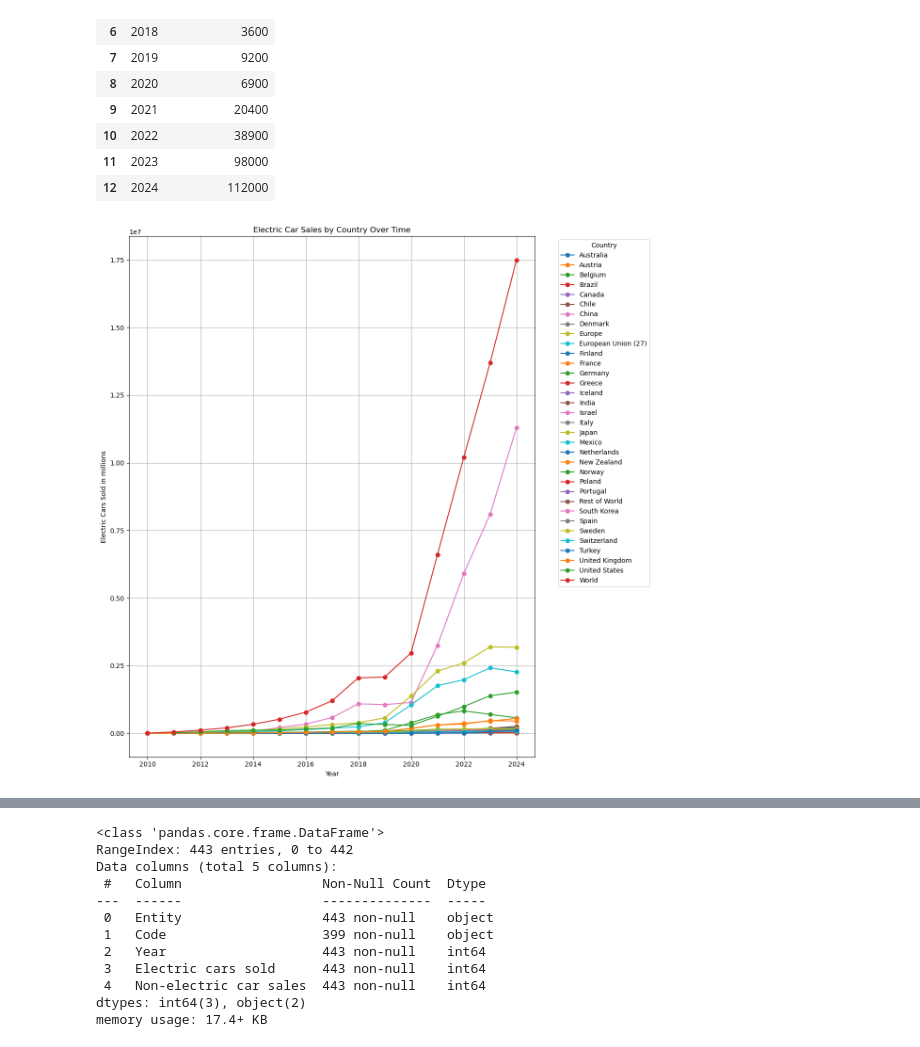
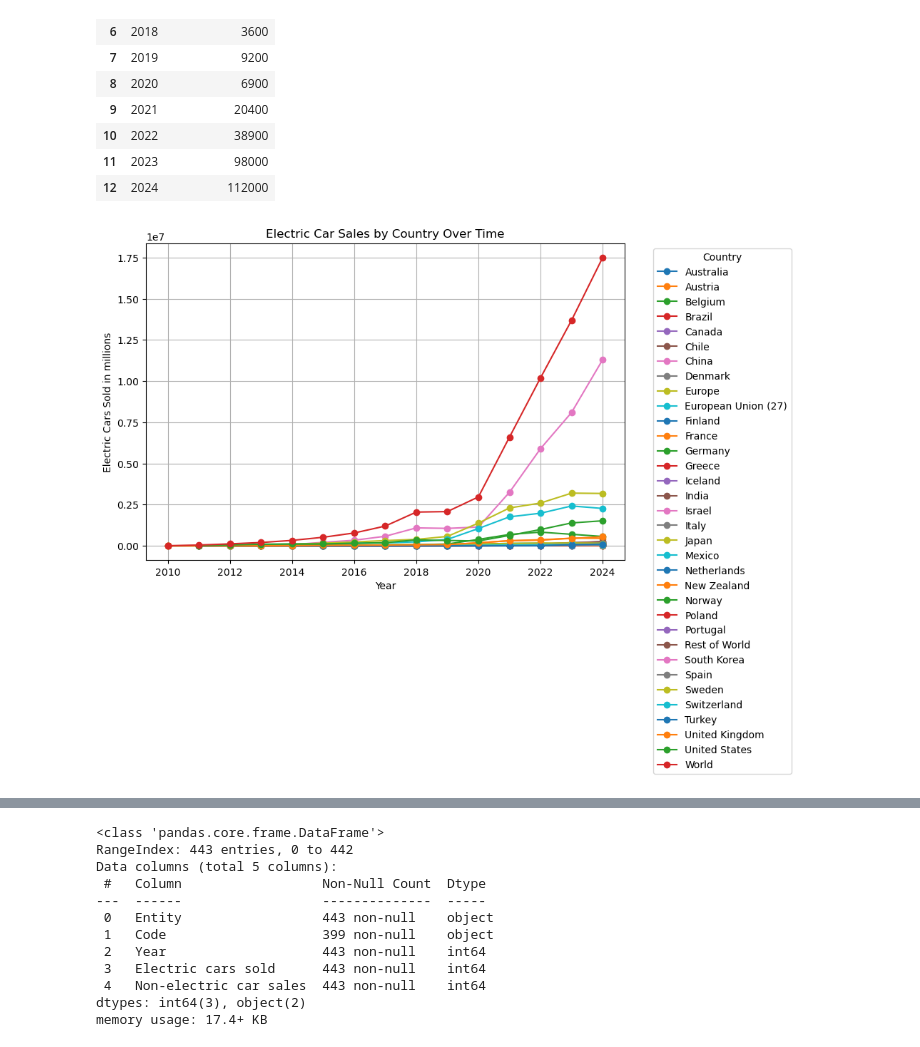
Before and after one commit to nainyb/Capstone_project_nainy, a Jupyter notebook: notebook/EV CARS in world.ipynb, the cells around one changed output, grey strips where cells are left out. Saved outputs shown, nothing was run; the diff lists cells and outputs as text; code cells hidden in the pictures.

```diff
--- a/notebook/EV CARS in world.ipynb
+++ b/notebook/EV CARS in world.ipynb
@@ -145,19 +221,19 @@ EV_solds.loc[EV_solds["Country_Name"] == 'Australia'][["Year", "Electric cars so
 # %%
 
 # Pivot for multi-country trend lines
 pivot_df = EV_solds.pivot(index="Year", columns="Country_Name", values="Electric cars sold")
 
 # Plot
-plt.figure(figsize=(12, 12))
+plt.figure(figsize=(10, 7))
 for country in pivot_df.columns:
     plt.plot(pivot_df.index, pivot_df[country], marker='o', label=country)
 
 plt.title("Electric Car Sales by Country Over Time")
 plt.xlabel("Year")
 plt.ylabel("Electric Cars Sold in millions")
 plt.legend(title="Country", bbox_to_anchor=(1.05, 1), loc="upper left")
 plt.grid(True)
 plt.tight_layout()
 plt.show()
 # %% [output]
-[figure, old version]
+[figure, new version]
```
Also changed, not shown: parts of 17 cells of this notebook, 19 other files.
